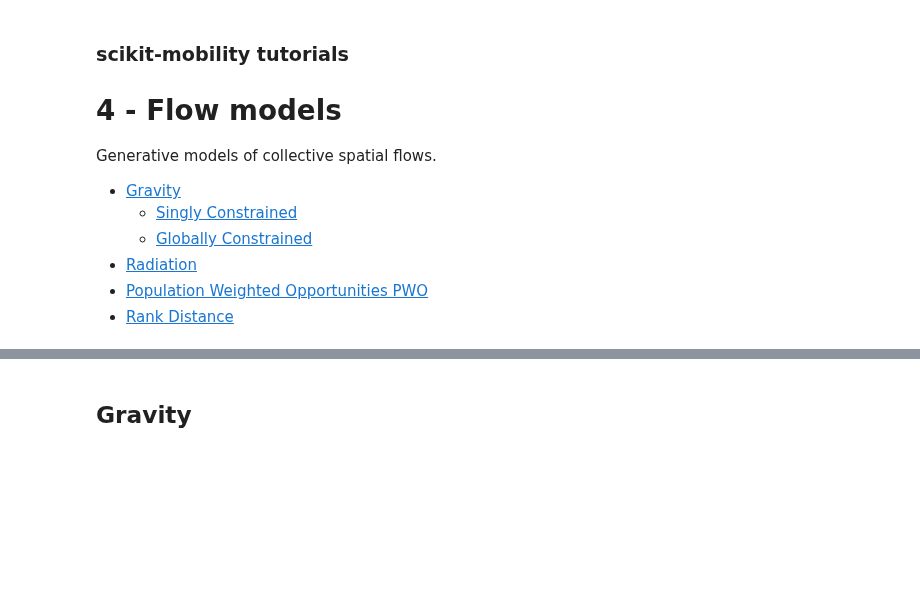
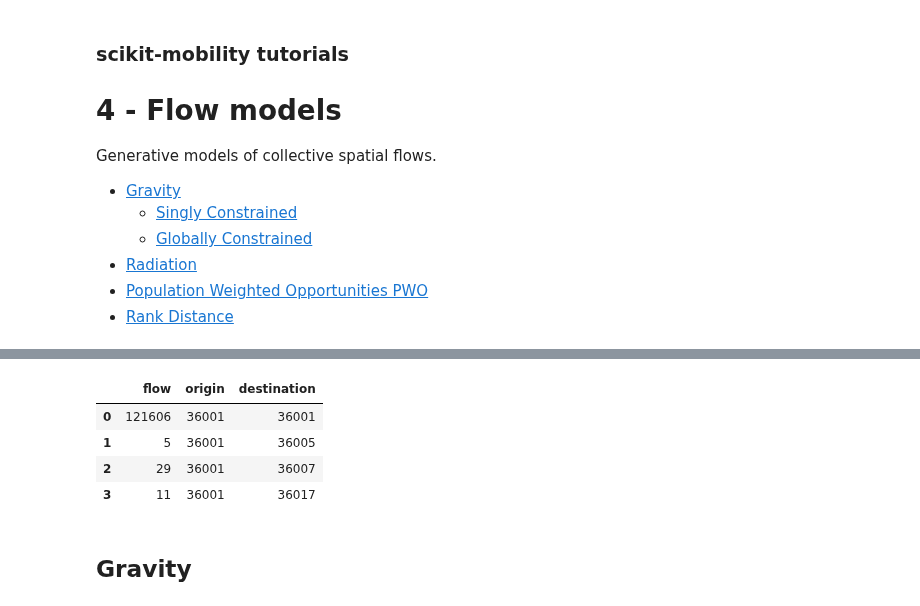
Before and after one commit to scikit-mobility/scikit-mobility, a Jupyter notebook: tutorial/4_flow_models_skmob_tutorial.ipynb, the cells around one changed output, grey strips where cells are left out. Saved outputs shown, nothing was run; the diff lists cells and outputs as text; code cells hidden in the pictures; blank space fills up the shorter version.

Commit message:
NY_tessellation updated

```diff
--- a/tutorial/4_flow_models_skmob_tutorial.ipynb
+++ b/tutorial/4_flow_models_skmob_tutorial.ipynb
@@ -43,3 +71,15 @@ rome_flows.head()
+# %%
+fdf = skmob.FlowDataFrame.from_file('./data/NY_commuting_flows_2011.csv',
+                                    sep=',', tile_id='tile_id',
+                                    origin='origin', destination='destination',
+                                    tessellation=gdf)
+fdf[:4]
+# %% [output]
+|  | flow | origin | destination |
+| 0 | 121606 | 36001 | 36001 |
+| 1 | 5 | 36001 | 36005 |
+| 2 | 29 | 36001 | 36007 |
+| 3 | 11 | 36001 | 36017 |
 # %% [markdown]
 ## Gravity
 # %% [markdown]
```
Also changed, not shown: parts of 12 cells of this notebook, 4 other files.
